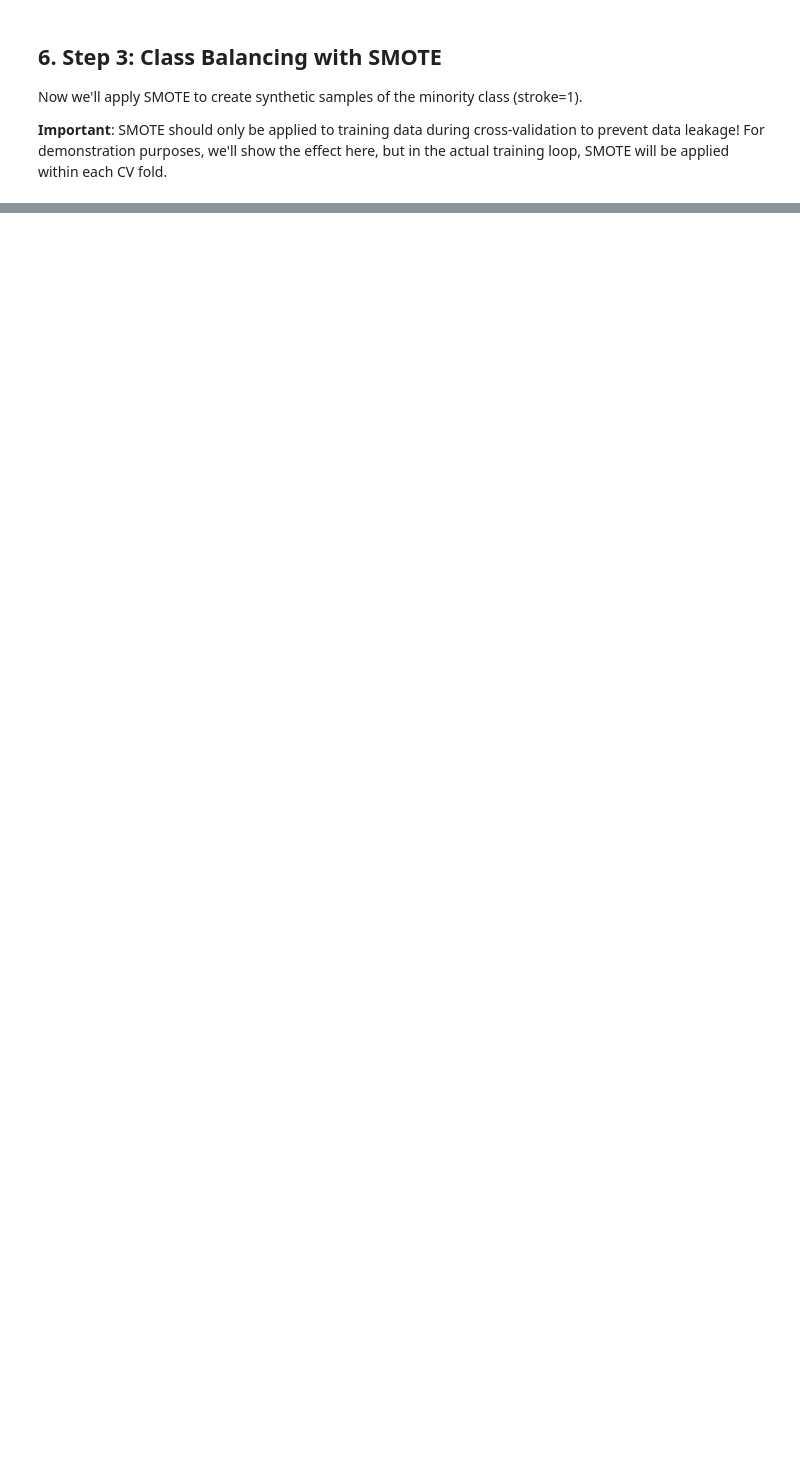
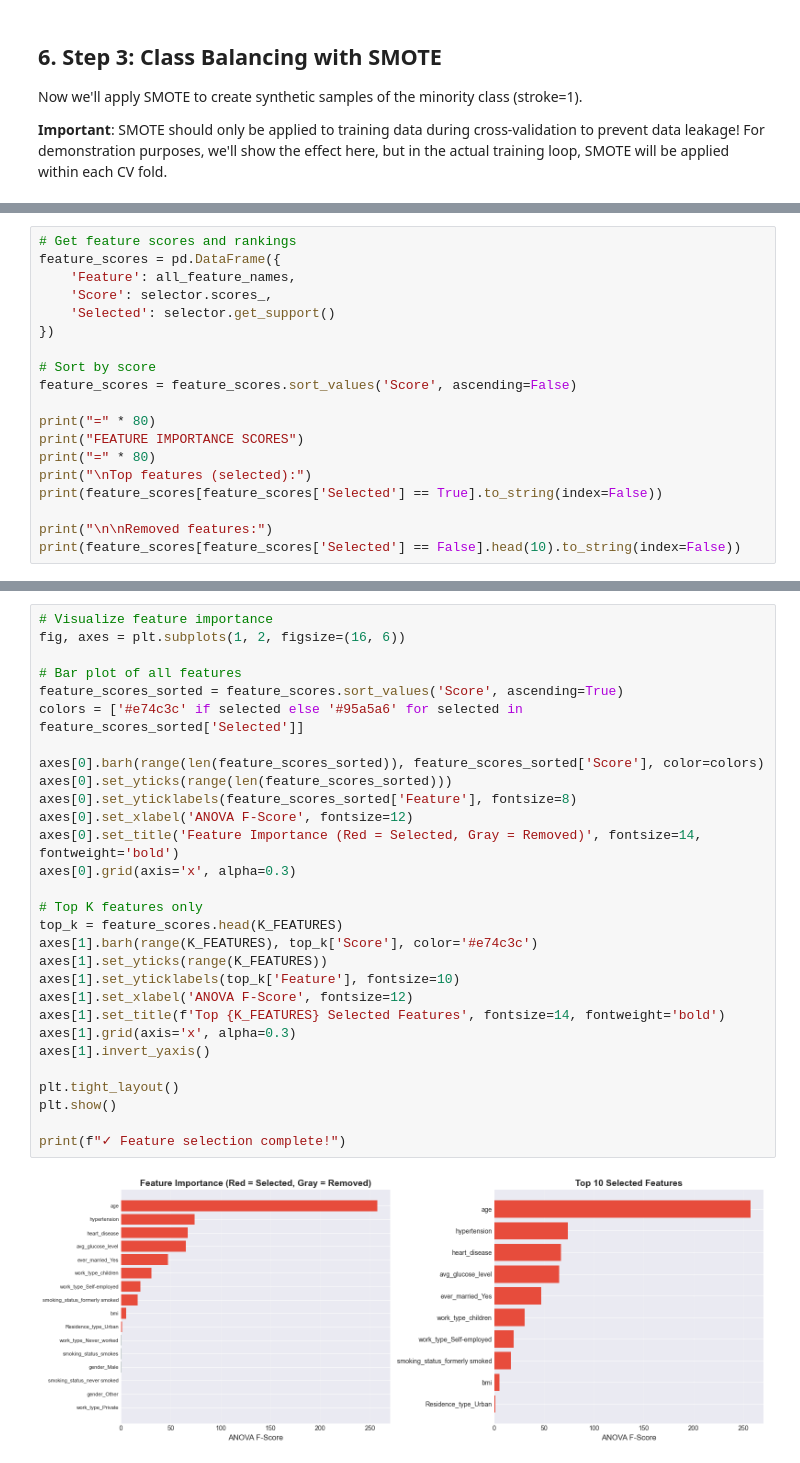
Before and after one commit to hakotaco/stroke-prediction, a Jupyter notebook: stroke_training_pipeline.ipynb, the cells around one changed output, grey strips where cells are left out. Cells and saved outputs as stored; diff of their text form; blank space fills up the shorter version.

Commit message:
add: feature selection

```diff
--- a/stroke_training_pipeline.ipynb
+++ b/stroke_training_pipeline.ipynb
@@ -457,0 +508,19 @@ print("📊 Dataset is now balanced for training!")
+# %%
+# Get feature scores and rankings
+feature_scores = pd.DataFrame({
+    'Feature': all_feature_names,
+    'Score': selector.scores_,
+    'Selected': selector.get_support()
+})
+
+# Sort by score
+feature_scores = feature_scores.sort_values('Score', ascending=False)
+
+print("=" * 80)
+print("FEATURE IMPORTANCE SCORES")
+print("=" * 80)
+print("\nTop features (selected):")
+print(feature_scores[feature_scores['Selected'] == True].to_string(index=False))
+
+print("\n\nRemoved features:")
+print(feature_scores[feature_scores['Selected'] == False].head(10).to_string(index=False))
@@ -457,0 +545,31 @@ print("📊 Dataset is now balanced for training!")
+# %%
+# Visualize feature importance
+fig, axes = plt.subplots(1, 2, figsize=(16, 6))
+
+# Bar plot of all features
+feature_scores_sorted = feature_scores.sort_values('Score', ascending=True)
+colors = ['#e74c3c' if selected else '#95a5a6' for selected in feature_scores_sorted['Selected']]
+
+axes[0].barh(range(len(feature_scores_sorted)), feature_scores_sorted['Score'], color=colors)
+axes[0].set_yticks(range(len(feature_scores_sorted)))
+axes[0].set_yticklabels(feature_scores_sorted['Feature'], fontsize=8)
+axes[0].set_xlabel('ANOVA F-Score', fontsize=12)
+axes[0].set_title('Feature Importance (Red = Selected, Gray = Removed)', fontsize=14, fontweight='bold')
+axes[0].grid(axis='x', alpha=0.3)
+
+# Top K features only
+top_k = feature_scores.head(K_FEATURES)
+axes[1].barh(range(K_FEATURES), top_k['Score'], color='#e74c3c')
+axes[1].set_yticks(range(K_FEATURES))
+axes[1].set_yticklabels(top_k['Feature'], fontsize=10)
+axes[1].set_xlabel('ANOVA F-Score', fontsize=12)
+axes[1].set_title(f'Top {K_FEATURES} Selected Features', fontsize=14, fontweight='bold')
+axes[1].grid(axis='x', alpha=0.3)
+axes[1].invert_yaxis()
+
+plt.tight_layout()
+plt.show()
+
+print(f"✓ Feature selection complete!")
+# %% [output]
+[figure, added]
```
Also changed, not shown: parts of 12 cells of this notebook.
